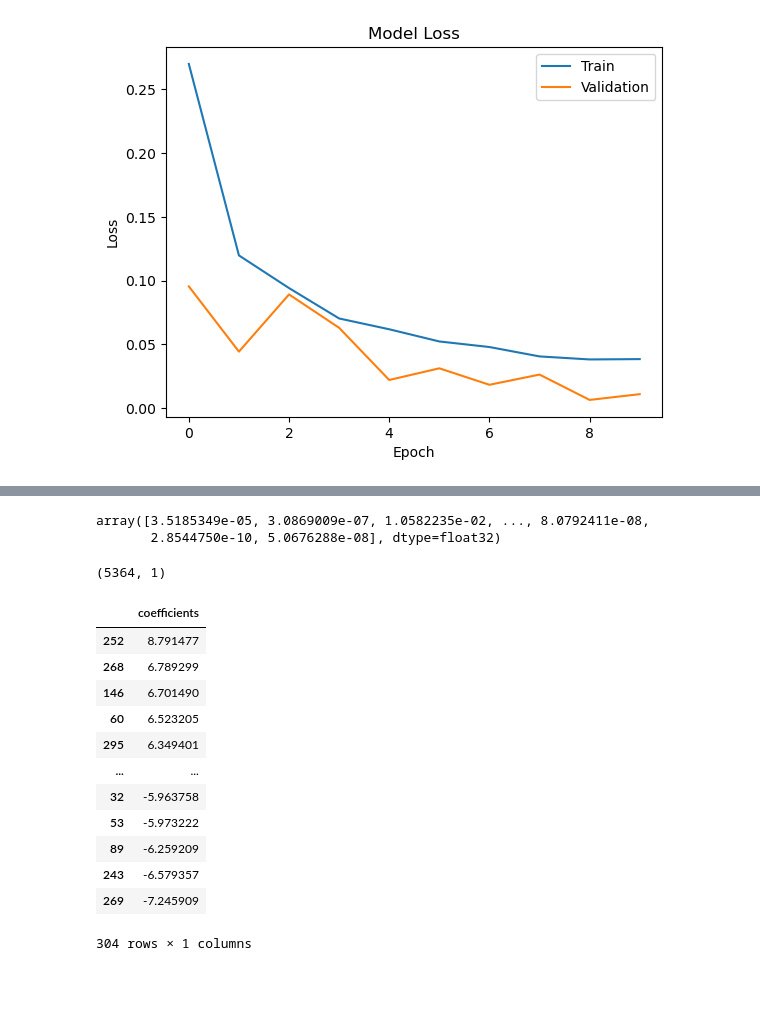
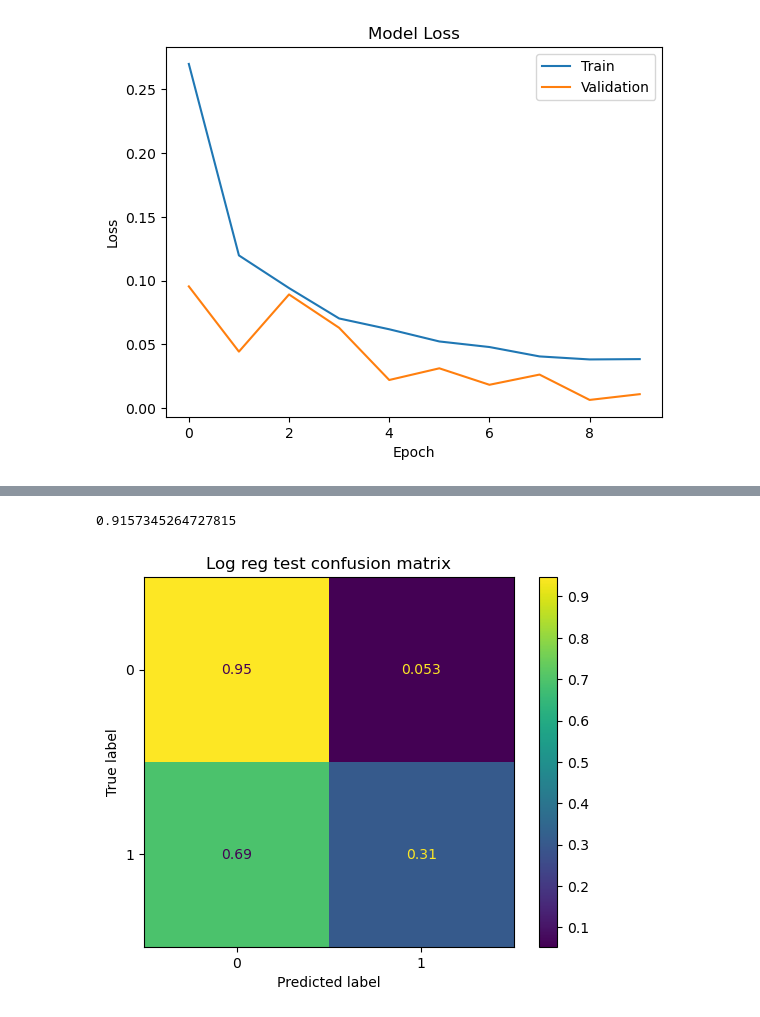
Before and after one commit to polly1110/Fake-Job-Detection, a Jupyter notebook: Neural_network_and_Modeling.ipynb, the cells around one changed output, grey strips where cells are left out. Cells and saved outputs as stored; diff of their text form; code cells hidden in the pictures; blank space fills up the shorter version.

```diff
--- a/Neural_network_and_Modeling.ipynb
+++ b/Neural_network_and_Modeling.ipynb
@@ -673,7 +680,6 @@ plt.show()
 # %%
 # Word2vec with logreg
 pipe1 = imbPipeline([
-    ('smote',SMOTE(random_state=42)),
     ('scaler',StandardScaler()),
     ('dim_reducer', PCA()),
     ('classifier',LogisticRegression())
@@ -756,9 +755,0 @@ array([0., 0., 0., ..., 0., 0., 0.], dtype=float32)
-# %%
-predictions.reshape(5364,)
-# %% [output]
-array([3.5185349e-05, 3.0869009e-07, 1.0582235e-02, ..., 8.0792411e-08,
-       2.8544750e-10, 5.0676288e-08], dtype=float32)
-# %%
-predictions.shape
-# %% [output]
-(5364, 1)
@@ -770,20 +756,11 @@ coefficients=log_reg.coef_[0]
-# %%
-cof = pd.DataFrame(
-    {"coefficients": coefficients},
-    index=X_test_wv_df.columns
-).sort_values("coefficients", ascending=False)
-cof
-# %% [output]
-|  | coefficients |
-| 252 | 8.791477 |
-| 268 | 6.789299 |
-| 146 | 6.701490 |
-| 60 | 6.523205 |
-| 295 | 6.349401 |
-| ... | ... |
-| 32 | -5.963758 |
-| 53 | -5.973222 |
-| 89 | -6.259209 |
-| 243 | -6.579357 |
-| 269 | -7.245909 |
-304 rows × 1 columns
+# %%
+# test acc
+logreg_gs_count_fit.score(wv_X_test,y_test)
+# %% [output]
+0.9157345264727815
+# %%
+ConfusionMatrixDisplay.from_estimator(logreg_gs_count_fit,wv_X_test,y_test,normalize='true')
+plt.title('Log reg test confusion matrix')
+plt.show()
+# %% [output]
+[figure, added]
```
Also changed, not shown: parts of 30 cells of this notebook.
